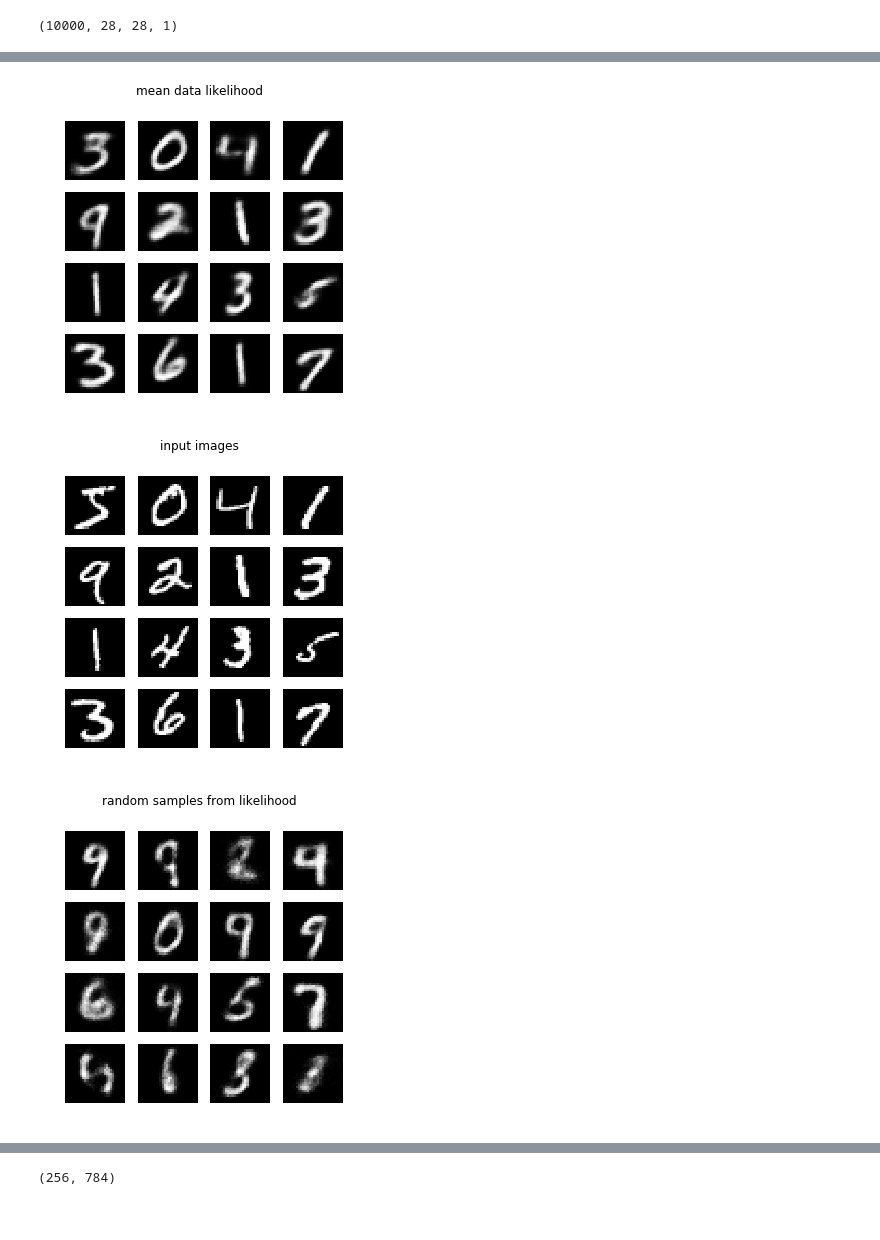
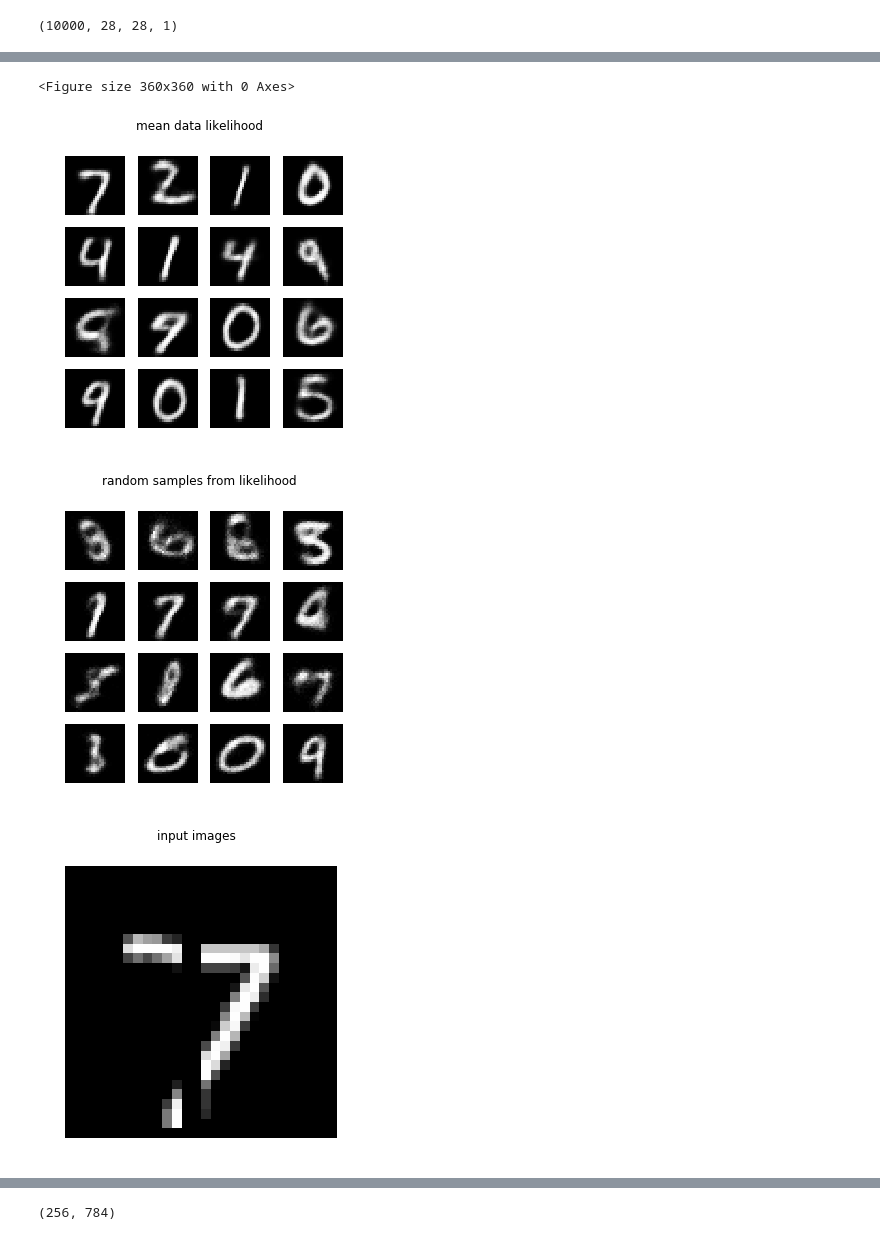
Before and after one commit to VMBoehm/DeNoPa, a Jupyter notebook: VAE.ipynb, the cells around one changed output, grey strips where cells are left out. Saved outputs shown, nothing was run; the diff lists cells and outputs as text; code cells hidden in the pictures.

```diff
--- a/VAE.ipynb
+++ b/VAE.ipynb
@@ -389,11 +395,7 @@ legend()
 # %%
-res, inim, s = sess.run([data_likelihood.mean(), x, x_sims], feed_dict={x: x_train[0:batch_size], sample_size: 100})
+res, inim, s = sess.run([data_likelihood.mean(), x, x_sims], feed_dict={x: x_test[0:batch_size], sample_size: 100})
 figure(figsize=(5,5))
-suptitle('mean data likelihood')
-for i in range(16):
-    subplot(4,4,i+1)
-    imshow((res )[i].reshape((28,28)),cmap='gray',vmin=0); #colorbar()
-    axis('off')
+
 
 figure(figsize=(5,5))
 suptitle('input images')
@@ -402,6 +404,12 @@ for i in range(16):
     imshow(inim[i].reshape((28,28)),cmap='gray',vmin=0); #colorbar()
     axis('off')
 
+suptitle('mean data likelihood')
+for i in range(16):
+    subplot(4,4,i+1)
+    imshow((res )[i].reshape((28,28)),cmap='gray',vmin=0); #colorbar()
+    axis('off')
+
 figure(figsize=(5,5))
 suptitle('random samples from likelihood')
 for i in range(16):
@@ -412,16 +422,24 @@ for i in range(16):
+<Figure size 360x360 with 0 Axes>
-[figure, old version]
+[figure, new version]
-[figure, old version]
+[figure, new version]
-[figure, removed]
 # %%
-# mask = np.ones(IMAGE_SHAPE, dtype=int)
-# #mask[0:12,0:12]=0
-# mask = mask.reshape((28*28))
+mask = np.ones(IMAGE_SHAPE, dtype=int)
+mask[0:28,12:14]=0.
+mask = mask.reshape((28*28))
 
-# mask = np.asarray([mask]*batch_size)
-# #print(mask.shape)
-# masked_data = x_valid[0:batch_size]*mask
+#mask = np.asarray([mask]*batch_size)
+masked_data = x_test[0]*mask
 
-# mask = np.ones(IMAGE_SHAPE, dtype=int)
-# #mask[0:12,0:12]=0
-# mask = mask.reshape((28*28))
+mask = np.ones(IMAGE_SHAPE, dtype=int)
+mask = mask.reshape((28*28))
+
+
+figure(figsize=(5,5))
+suptitle('input images')
+for i in range(1):
+    subplot(1,1,i+1)
+    imshow(masked_data.reshape((28,28)),cmap='gray',vmin=0); #colorbar()
+    axis('off')
+# %% [output]
+[figure, added]
 # %%
```
Also changed, not shown: parts of 28 cells of this notebook.
